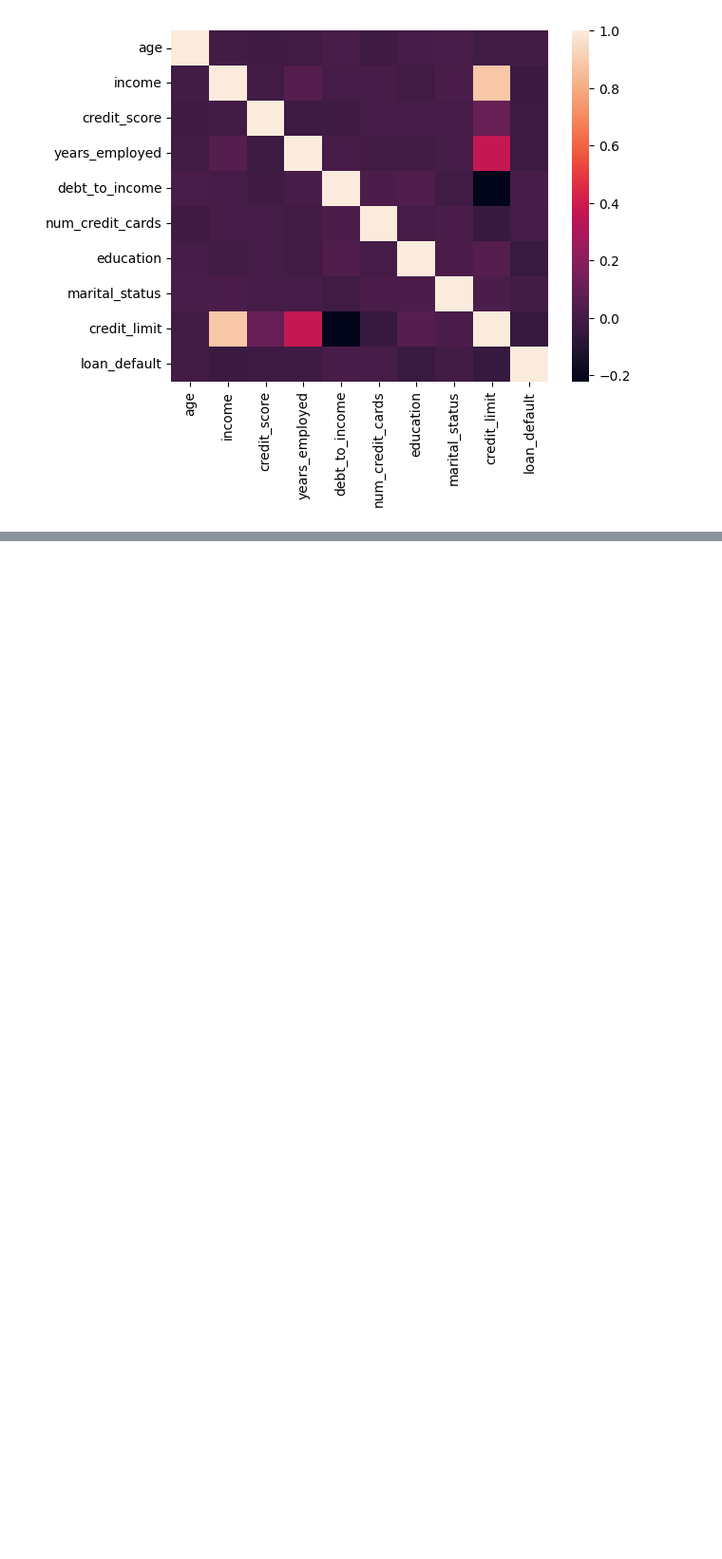
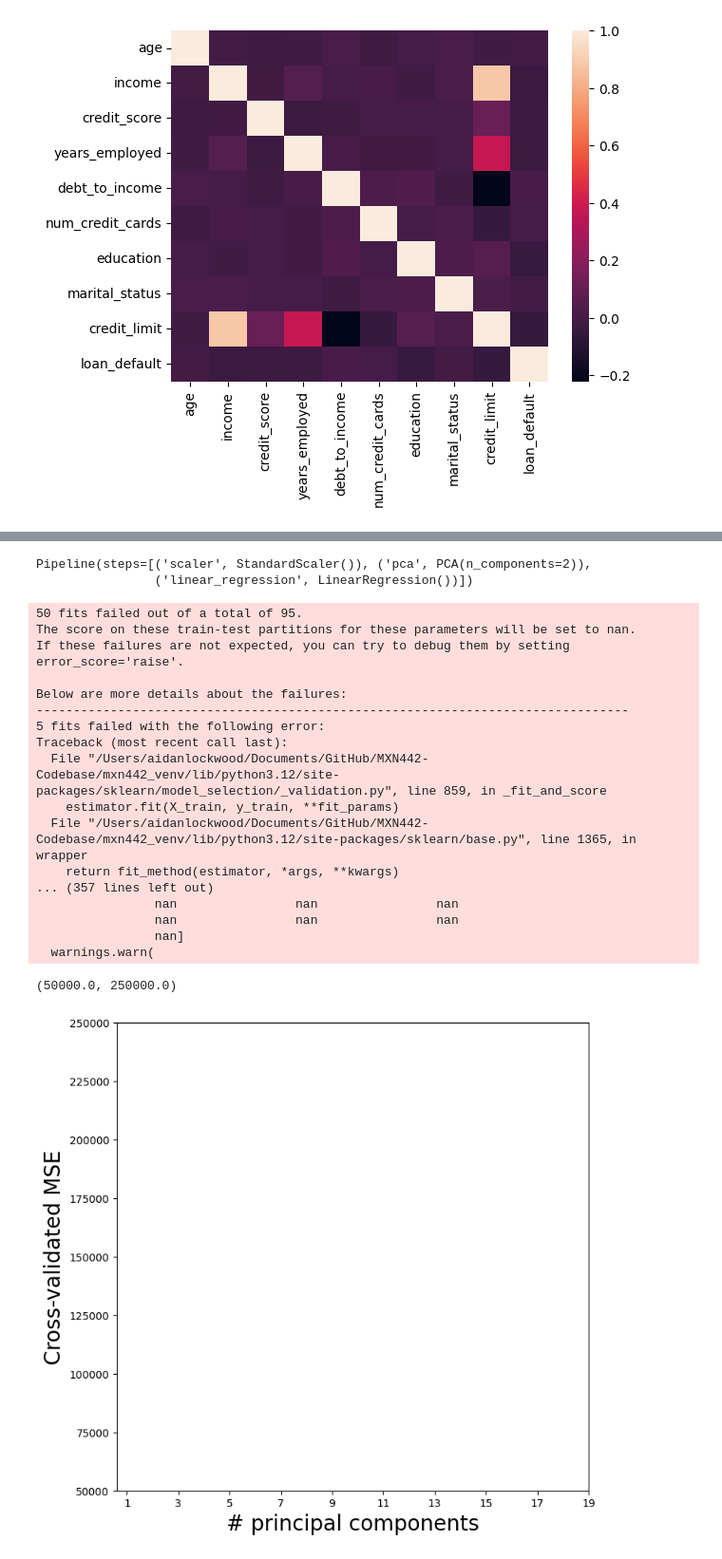
Before and after one commit to aidanlockwood20/MXN442-Codebase, a Jupyter notebook: assignments/assignment_1/assignment_1.ipynb, the cells around one changed output, grey strips where cells are left out. Shown at 95% size. Cells and saved outputs as stored; diff of their text form; code cells hidden in the pictures; blank space fills up the shorter version.

```diff
--- a/assignments/assignment_1/assignment_1.ipynb
+++ b/assignments/assignment_1/assignment_1.ipynb
@@ -244,0 +337,6 @@ True
+# %%
+# Generating the Ridge Model
+ridge_model = skl.ElasticNet(alpha = lambdas[60], l1_ratio = 0)
+ridge_scaler = StandardScaler(with_mean = True, with_std = True)
+ridge_pipeline = Pipeline(steps = [('scaler', ridge_scaler), ('ridge', ridge_model)])
+ridge_pipeline.fit(X, Y)
@@ -244,0 +354,6 @@ True
+# %%
+# Generating the Lasso Regression Model
+lasso_model = skl.ElasticNet(alpha = lambdas[60], l1_ratio = 1)
+lasso_scaler = StandardScaler(with_mean = True, with_std = True)
+lasso_pipeline = Pipeline(steps = [('scaler', lasso_scaler), ('lasso', lasso_model)])
+lasso_pipeline.fit(X, Y)
@@ -244,0 +395,4 @@ True
+# %%
+q2_data = test_data.drop(columns = ['education', 'marital_status', 'loan_default'])
+q2_data = np.asarray(q2_data)
+q2_data
@@ -244,0 +413,48 @@ True
+# %%
+pca = PCA(n_components = 2)
+linear_regression = skl.LinearRegression()
+pipeline = Pipeline([('scaler', lasso_scaler),
+                     ('pca', pca),
+                     ('linear_regression', linear_regression)])
+
+pipeline.fit(q2_data, np.array(test_data['credit_limit']))
+# %% [output]
+Pipeline(steps=[('scaler', StandardScaler()), ('pca', PCA(n_components=2)),
+                ('linear_regression', LinearRegression())])
+# %%
+param_grid = {'pca__n_components': range(1, 20)}
+grid = skm.GridSearchCV(pipeline,
+                        param_grid,
+                        cv=kfold,
+                        scoring='neg_mean_squared_error')
+grid.fit(X, Y)
+
+pcr_fig, ax = plt.subplots(figsize=(8,8))
+n_comp = param_grid['pca__n_components']
+ax.errorbar(n_comp,
+            -grid.cv_results_['mean_test_score'],
+            grid.cv_results_['std_test_score'] / np.sqrt(K))
+ax.set_ylabel('Cross-validated MSE', fontsize=20)
+ax.set_xlabel('# principal components', fontsize=20)
+ax.set_xticks(n_comp[::2])
+ax.set_ylim([50000,250000])
+# %% [output]
+50 fits failed out of a total of 95.
+The score on these train-test partitions for these parameters will be set to nan.
+If these failures are not expected, you can try to debug them by setting error_score='raise'.
+
+Below are more details about the failures:
+--------------------------------------------------------------------------------
+5 fits failed with the following error:
+Traceback (most recent call last):
+  File "/Users/aidanlockwood/Documents/GitHub/MXN442-Codebase/mxn442_venv/lib/python3.12/site-packages/sklearn/model_selection/_validation.py", line 859, in _fit_and_score
+    estimator.fit(X_train, y_train, **fit_params)
+  File "/Users/aidanlockwood/Documents/GitHub/MXN442-Codebase/mxn442_venv/lib/python3.12/site-packages/sklearn/base.py", line 1365, in wrapper
+    return fit_method(estimator, *args, **kwargs)
+... (357 lines left out)
+                nan                nan                nan
+                nan                nan                nan
+                nan]
+  warnings.warn(
+(50000.0, 250000.0)
+[figure, added]
```
Also changed, not shown: parts of 46 cells of this notebook, 2 other files.
